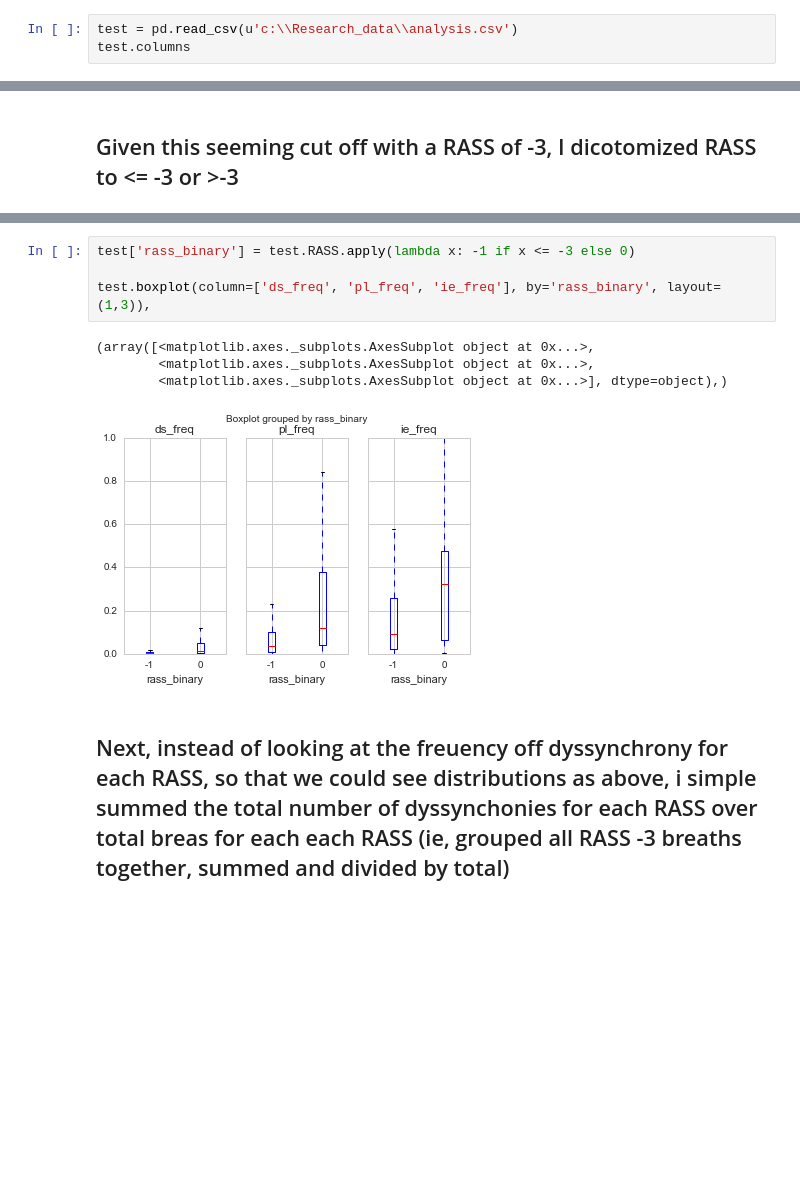
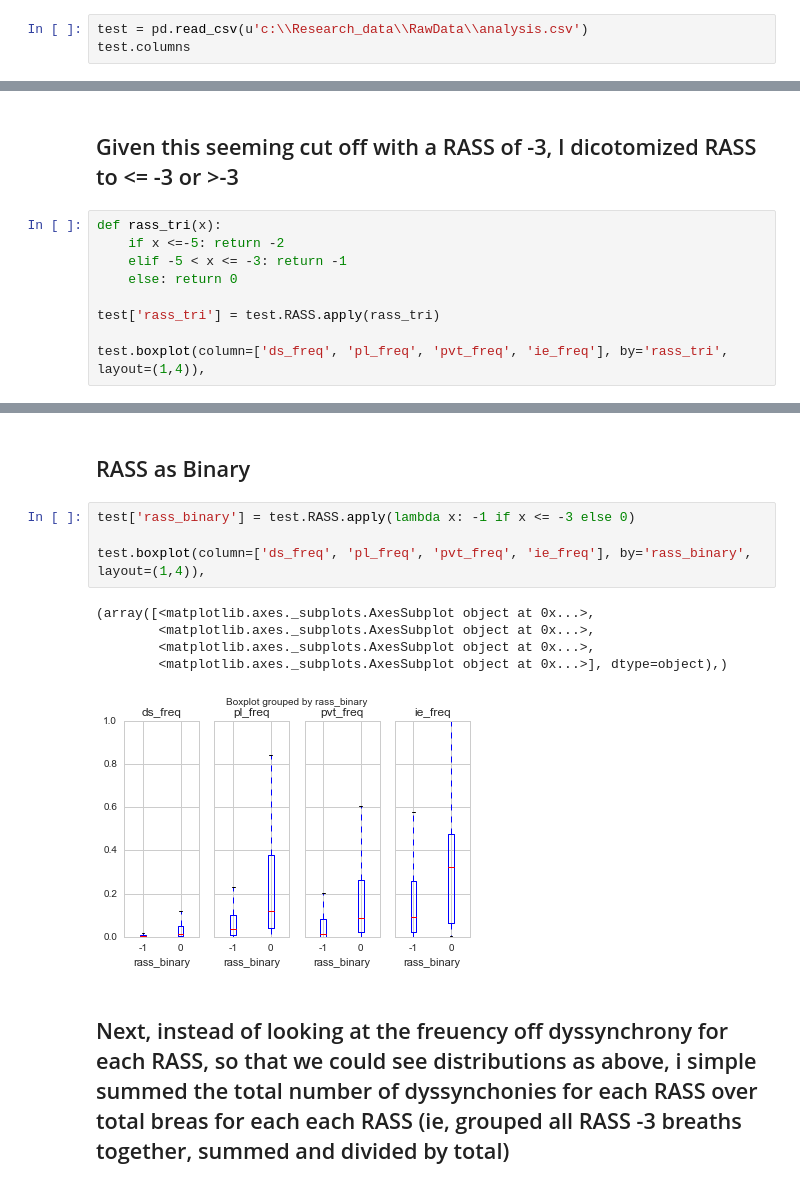
Before and after one commit to psottile05/VentDysSedation, a Jupyter notebook: OldDocs/ATS_Analysis_2016.ipynb, the cells around one changed output, grey strips where cells are left out. Saved outputs shown, nothing was run; the diff lists cells and outputs as text; blank space fills up the shorter version.

```diff
--- a/OldDocs/ATS_Analysis_2016.ipynb
+++ b/OldDocs/ATS_Analysis_2016.ipynb
@@ -38,7 +66,7 @@ test = grouped.get_group(120)
 test.head()
 test.to_csv(u'c:\\Research_data\\RawData\\analysis.csv')
 # %%
-test = pd.read_csv(u'c:\\Research_data\\analysis.csv')
+test = pd.read_csv(u'c:\\Research_data\\RawData\\analysis.csv')
 test.columns
 # %% [output]
 Index(['entry_time', 'RASS', 'SpO2', 'analysis.pds', 'ds_freq', 'ds_rolling',
@@ -170,3 +223,12 @@ array([<matplotlib.axes._subplots.AxesSubplot object at 0x...>,
 [figure]
 # %% [markdown]
 ## Given this seeming cut off with a RASS of -3, I dicotomized RASS to <= -3 or >-3
+# %%
+def rass_tri(x):
+    if x <=-5: return -2
+    elif -5 < x <= -3: return -1
+    else: return 0
+
+test['rass_tri'] = test.RASS.apply(rass_tri)
+
+test.boxplot(column=['ds_freq', 'pl_freq', 'pvt_freq', 'ie_freq'], by='rass_tri', layout=(1,4)),
@@ -173,12 +241,15 @@ array([<matplotlib.axes._subplots.AxesSubplot object at 0x...>,
+# %% [markdown]
+## RASS as Binary
 # %%
 test['rass_binary'] = test.RASS.apply(lambda x: -1 if x <= -3 else 0)
 
-test.boxplot(column=['ds_freq', 'pl_freq', 'ie_freq'], by='rass_binary', layout=(1,3)),
+test.boxplot(column=['ds_freq', 'pl_freq', 'pvt_freq', 'ie_freq'], by='rass_binary', layout=(1,4)),
 # %% [output]
 (array([<matplotlib.axes._subplots.AxesSubplot object at 0x...>,
         <matplotlib.axes._subplots.AxesSubplot object at 0x...>,
+        <matplotlib.axes._subplots.AxesSubplot object at 0x...>,
         <matplotlib.axes._subplots.AxesSubplot object at 0x...>], dtype=object),)
-[figure, old version]
+[figure, new version]
 # %% [markdown]
 ## Next, instead of looking at the freuency off dyssynchrony for each RASS, so that we could see distributions as above, i simple summed the total number of dyssynchonies for each RASS over total breas for each each RASS (ie, grouped all RASS -3 breaths together, summed and divided by total)
 
```
Also changed, not shown: parts of 15 cells of this notebook, 2 other files.
